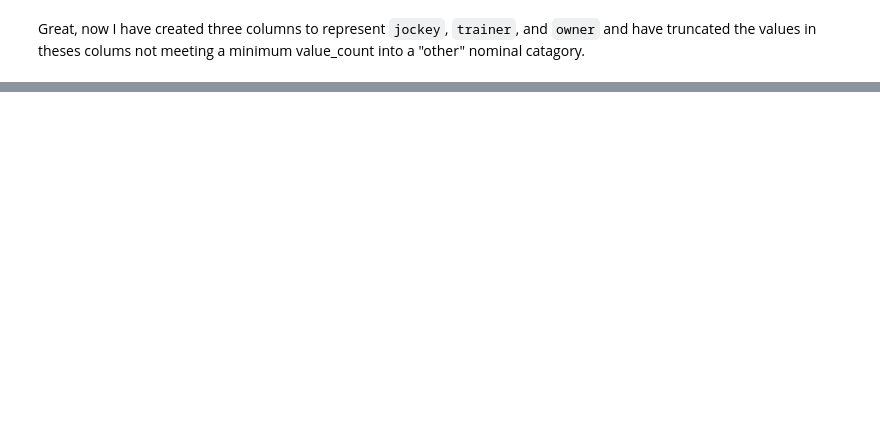
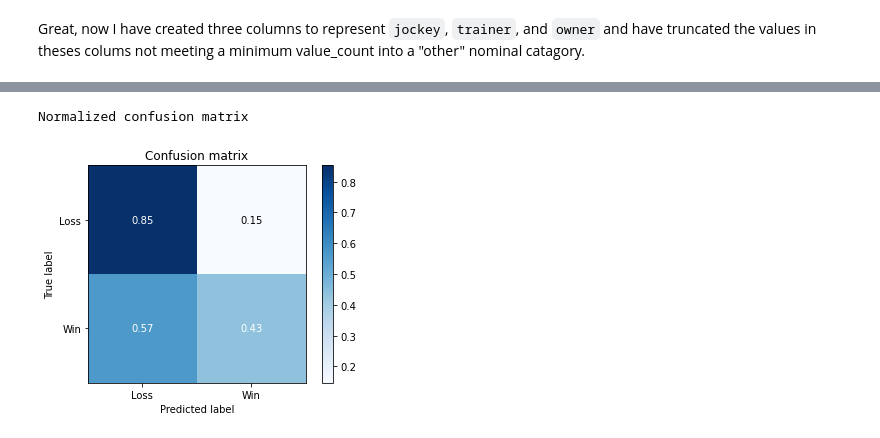
Before and after one commit to SLoganQ/Supervised_Machine_Learning_Horse_Racing_Analysis, a Jupyter notebook: Horse_Racing_Analysis.ipynb, the cells around one changed output, grey strips where cells are left out. Cells and saved outputs as stored; diff of their text form; code cells hidden in the pictures; blank space fills up the shorter version.

```diff
--- a/Horse_Racing_Analysis.ipynb
+++ b/Horse_Racing_Analysis.ipynb
@@ -557,0 +670,6 @@ NameError: name 'new_data' is not defined
+# %%
+cm = confusion_matrix(y_test, y_pred)
+plot_confusion_matrix(cm, ["Loss", "Win"], True)
+# %% [output]
+Normalized confusion matrix
+[figure, added]
```
Also changed, not shown: parts of 44 cells of this notebook, 3 other files.
